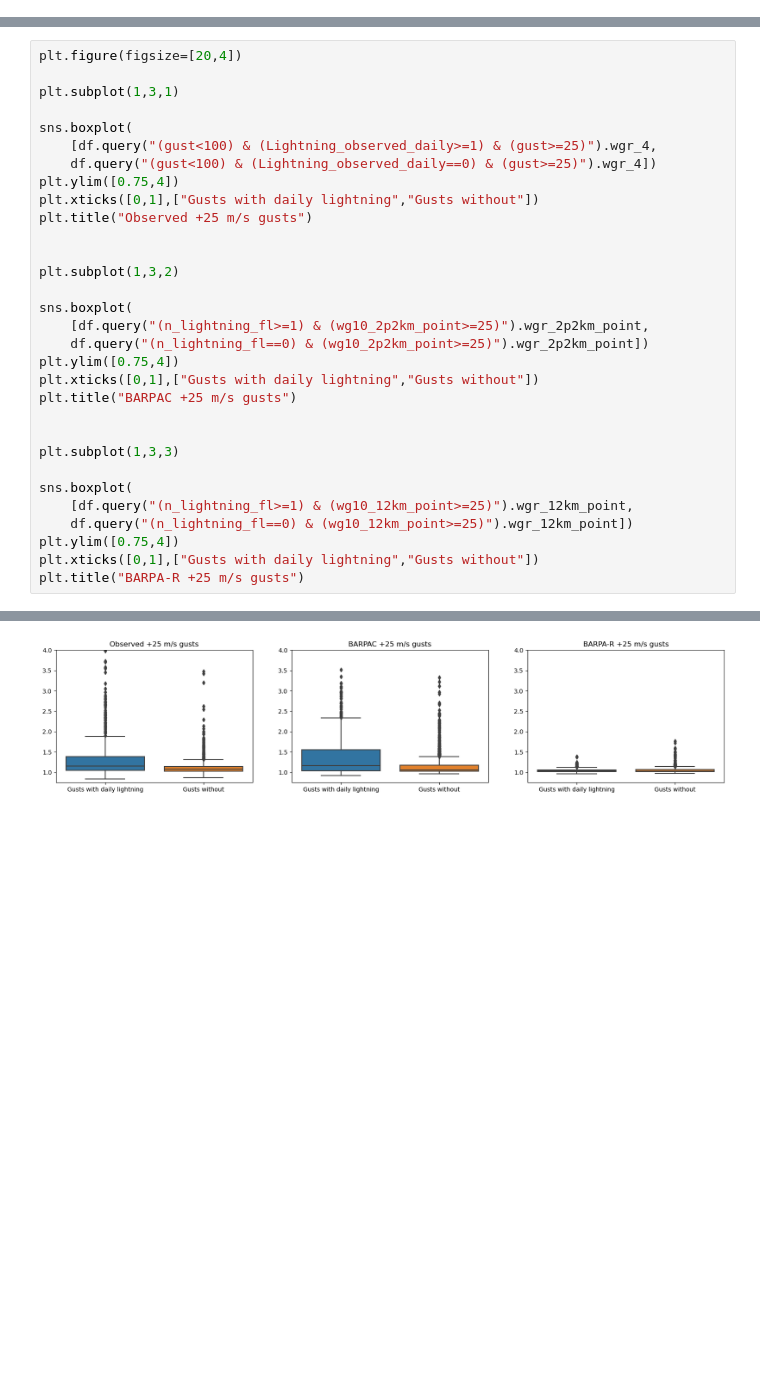
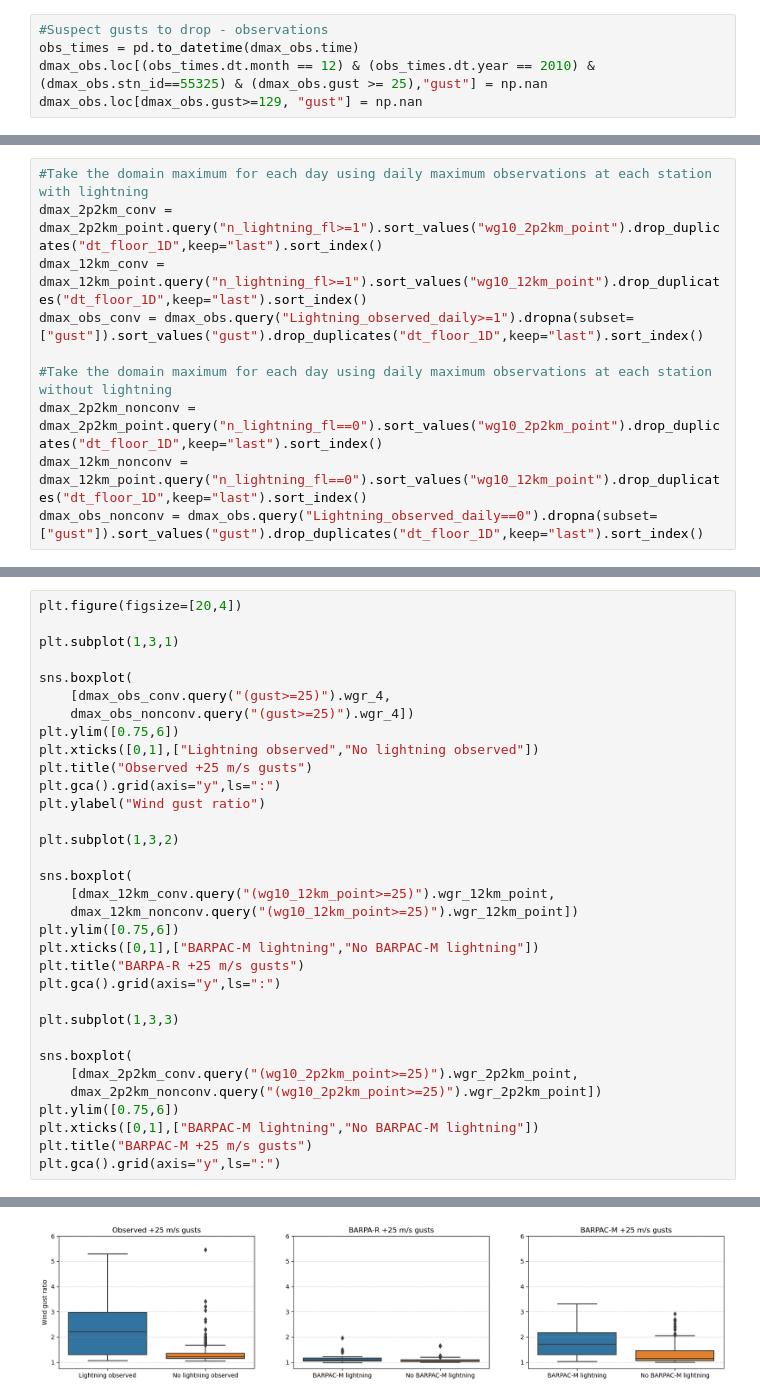
Before and after one commit to andrewbrown31/BARPA, a Jupyter notebook: wind_gust_analysis/analysis_10min_gusts.ipynb, the cells around one changed output, grey strips where cells are left out. Drawn from its saved outputs; the diff is of its cells as text; blank space fills up the shorter version.

Commit message:
Added scripts and notebooks to analyse the SCW climate in BARPA ESCI runs, compared with AWS-based observations

```diff
--- a/wind_gust_analysis/analysis_10min_gusts.ipynb
+++ b/wind_gust_analysis/analysis_10min_gusts.ipynb
@@ -103,0 +21,5 @@ plt.boxplot(
+# %%
+#Suspect gusts to drop - observations
+obs_times = pd.to_datetime(dmax_obs.time)
+dmax_obs.loc[(obs_times.dt.month == 12) & (obs_times.dt.year == 2010) & (dmax_obs.stn_id==55325) & (dmax_obs.gust >= 25),"gust"] = np.nan
+dmax_obs.loc[dmax_obs.gust>=129, "gust"] = np.nan
@@ -103,0 +32,10 @@ plt.boxplot(
+# %%
+#Take the domain maximum for each day using daily maximum observations at each station with lightning
+dmax_2p2km_conv = dmax_2p2km_point.query("n_lightning_fl>=1").sort_values("wg10_2p2km_point").drop_duplicates("dt_floor_1D",keep="last").sort_index()
+dmax_12km_conv = dmax_12km_point.query("n_lightning_fl>=1").sort_values("wg10_12km_point").drop_duplicates("dt_floor_1D",keep="last").sort_index()
+dmax_obs_conv = dmax_obs.query("Lightning_observed_daily>=1").dropna(subset=["gust"]).sort_values("gust").drop_duplicates("dt_floor_1D",keep="last").sort_index()
+
+#Take the domain maximum for each day using daily maximum observations at each station without lightning
+dmax_2p2km_nonconv = dmax_2p2km_point.query("n_lightning_fl==0").sort_values("wg10_2p2km_point").drop_duplicates("dt_floor_1D",keep="last").sort_index()
+dmax_12km_nonconv = dmax_12km_point.query("n_lightning_fl==0").sort_values("wg10_12km_point").drop_duplicates("dt_floor_1D",keep="last").sort_index()
+dmax_obs_nonconv = dmax_obs.query("Lightning_observed_daily==0").dropna(subset=["gust"]).sort_values("gust").drop_duplicates("dt_floor_1D",keep="last").sort_index()
@@ -107,29 +240,31 @@ plt.figure(figsize=[20,4])
 plt.subplot(1,3,1)
 
 sns.boxplot(
-    [df.query("(gust<100) & (Lightning_observed_daily>=1) & (gust>=25)").wgr_4,
-    df.query("(gust<100) & (Lightning_observed_daily==0) & (gust>=25)").wgr_4])
-plt.ylim([0.75,4])
-plt.xticks([0,1],["Gusts with daily lightning","Gusts without"])
+    [dmax_obs_conv.query("(gust>=25)").wgr_4,
+    dmax_obs_nonconv.query("(gust>=25)").wgr_4])
+plt.ylim([0.75,6])
+plt.xticks([0,1],["Lightning observed","No lightning observed"])
 plt.title("Observed +25 m/s gusts")
-
+plt.gca().grid(axis="y",ls=":")
+plt.ylabel("Wind gust ratio")
 
 plt.subplot(1,3,2)
 
 sns.boxplot(
-    [df.query("(n_lightning_fl>=1) & (wg10_2p2km_point>=25)").wgr_2p2km_point,
-    df.query("(n_lightning_fl==0) & (wg10_2p2km_point>=25)").wgr_2p2km_point])
-plt.ylim([0.75,4])
-plt.xticks([0,1],["Gusts with daily lightning","Gusts without"])
-plt.title("BARPAC +25 m/s gusts")
-
+    [dmax_12km_conv.query("(wg10_12km_point>=25)").wgr_12km_point,
+    dmax_12km_nonconv.query("(wg10_12km_point>=25)").wgr_12km_point])
+plt.ylim([0.75,6])
+plt.xticks([0,1],["BARPAC-M lightning","No BARPAC-M lightning"])
+plt.title("BARPA-R +25 m/s gusts")
+plt.gca().grid(axis="y",ls=":")
 
 plt.subplot(1,3,3)
 
 sns.boxplot(
-    [df.query("(n_lightning_fl>=1) & (wg10_12km_point>=25)").wgr_12km_point,
-    df.query("(n_lightning_fl==0) & (wg10_12km_point>=25)").wgr_12km_point])
-plt.ylim([0.75,4])
-plt.xticks([0,1],["Gusts with daily lightning","Gusts without"])
-plt.title("BARPA-R +25 m/s gusts")
+    [dmax_2p2km_conv.query("(wg10_2p2km_point>=25)").wgr_2p2km_point,
+    dmax_2p2km_nonconv.query("(wg10_2p2km_point>=25)").wgr_2p2km_point])
+plt.ylim([0.75,6])
+plt.xticks([0,1],["BARPAC-M lightning","No BARPAC-M lightning"])
+plt.title("BARPAC-M +25 m/s gusts")
+plt.gca().grid(axis="y",ls=":")
 # %% [output]
@@ -137 +271 @@ Text(0.5, 1.0, 'BARPA-R +25 m/s gusts')
-[figure, old version]
+[figure, new version]
```
Also changed, not shown: parts of 26 cells of this notebook, 12 other files.
